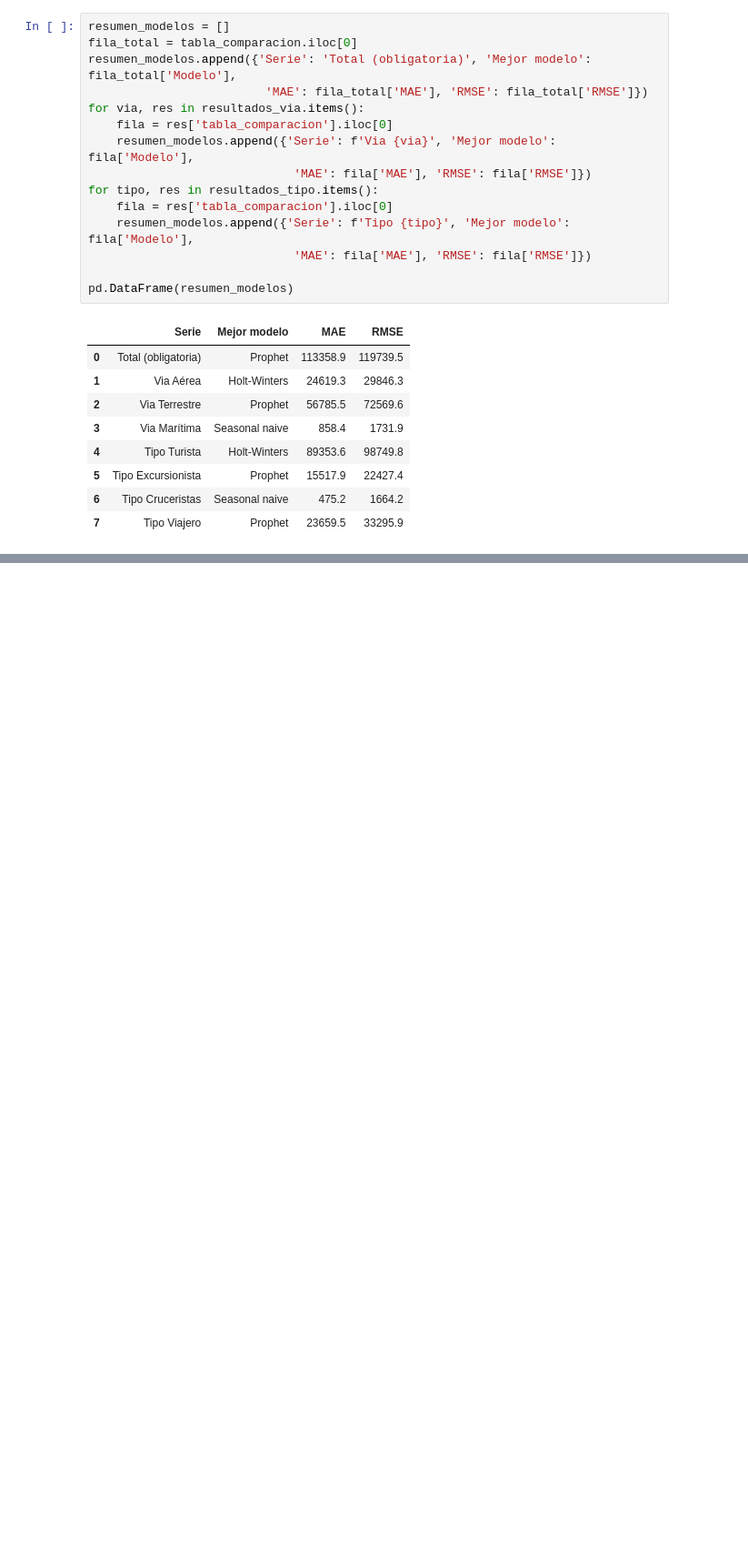
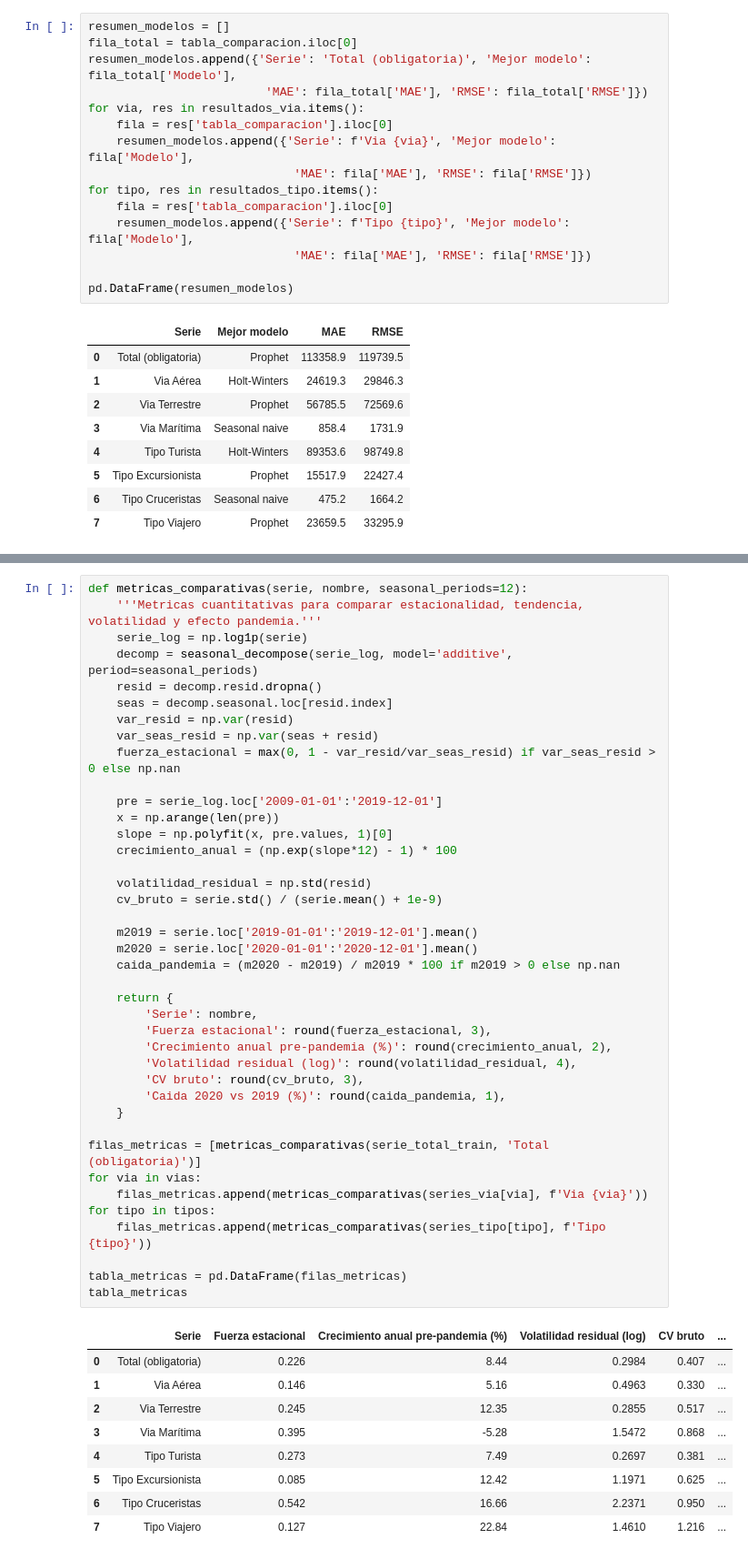
Before and after one commit to DavidDominguez-11/DS-Lab1, a Jupyter notebook: Lab1_Series_de_Tiempo.ipynb, the cells around one changed output, grey strips where cells are left out. Shown at 91% size. Cells and saved outputs as stored; diff of their text form; blank space fills up the shorter version.

```diff
--- a/Lab1_Series_de_Tiempo.ipynb
+++ b/Lab1_Series_de_Tiempo.ipynb
@@ -1223,0 +1235,50 @@ pd.DataFrame(resumen_modelos)
+# %%
+def metricas_comparativas(serie, nombre, seasonal_periods=12):
+    '''Metricas cuantitativas para comparar estacionalidad, tendencia, volatilidad y efecto pandemia.'''
+    serie_log = np.log1p(serie)
+    decomp = seasonal_decompose(serie_log, model='additive', period=seasonal_periods)
+    resid = decomp.resid.dropna()
+    seas = decomp.seasonal.loc[resid.index]
+    var_resid = np.var(resid)
+    var_seas_resid = np.var(seas + resid)
+    fuerza_estacional = max(0, 1 - var_resid/var_seas_resid) if var_seas_resid > 0 else np.nan
+
+    pre = serie_log.loc['2009-01-01':'2019-12-01']
+    x = np.arange(len(pre))
+    slope = np.polyfit(x, pre.values, 1)[0]
+    crecimiento_anual = (np.exp(slope*12) - 1) * 100
+
+    volatilidad_residual = np.std(resid)
+    cv_bruto = serie.std() / (serie.mean() + 1e-9)
+
+    m2019 = serie.loc['2019-01-01':'2019-12-01'].mean()
+    m2020 = serie.loc['2020-01-01':'2020-12-01'].mean()
+    caida_pandemia = (m2020 - m2019) / m2019 * 100 if m2019 > 0 else np.nan
+
+    return {
+        'Serie': nombre,
+        'Fuerza estacional': round(fuerza_estacional, 3),
+        'Crecimiento anual pre-pandemia (%)': round(crecimiento_anual, 2),
+        'Volatilidad residual (log)': round(volatilidad_residual, 4),
+        'CV bruto': round(cv_bruto, 3),
+        'Caida 2020 vs 2019 (%)': round(caida_pandemia, 1),
+    }
+
+filas_metricas = [metricas_comparativas(serie_total_train, 'Total (obligatoria)')]
+for via in vias:
+    filas_metricas.append(metricas_comparativas(series_via[via], f'Via {via}'))
+for tipo in tipos:
+    filas_metricas.append(metricas_comparativas(series_tipo[tipo], f'Tipo {tipo}'))
+
+tabla_metricas = pd.DataFrame(filas_metricas)
+tabla_metricas
+# %% [output]
+|  | Serie | Fuerza estacional | Crecimiento anual pre-pandemia (%) | Volatilidad residual (log) | CV bruto | ... |
+| 0 | Total (obligatoria) | 0.226 | 8.44 | 0.2984 | 0.407 | ... |
+| 1 | Via Aérea | 0.146 | 5.16 | 0.4963 | 0.330 | ... |
+| 2 | Via Terrestre | 0.245 | 12.35 | 0.2855 | 0.517 | ... |
+| 3 | Via Marítima | 0.395 | -5.28 | 1.5472 | 0.868 | ... |
+| 4 | Tipo Turista | 0.273 | 7.49 | 0.2697 | 0.381 | ... |
+| 5 | Tipo Excursionista | 0.085 | 12.42 | 1.1971 | 0.625 | ... |
+| 6 | Tipo Cruceristas | 0.542 | 16.66 | 2.2371 | 0.950 | ... |
+| 7 | Tipo Viajero | 0.127 | 22.84 | 1.4610 | 1.216 | ... |
```
Also changed, not shown: parts of 4 cells of this notebook.
